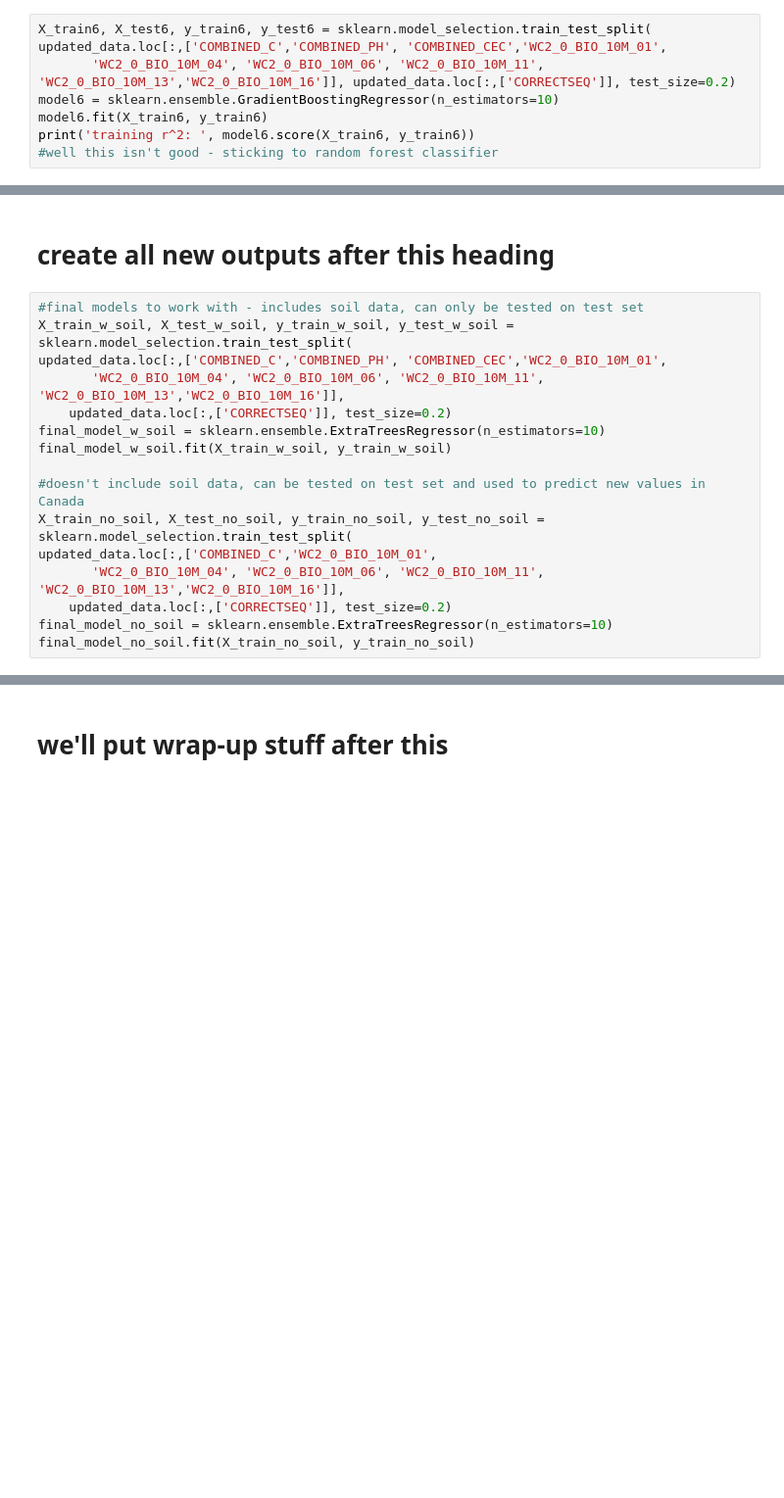
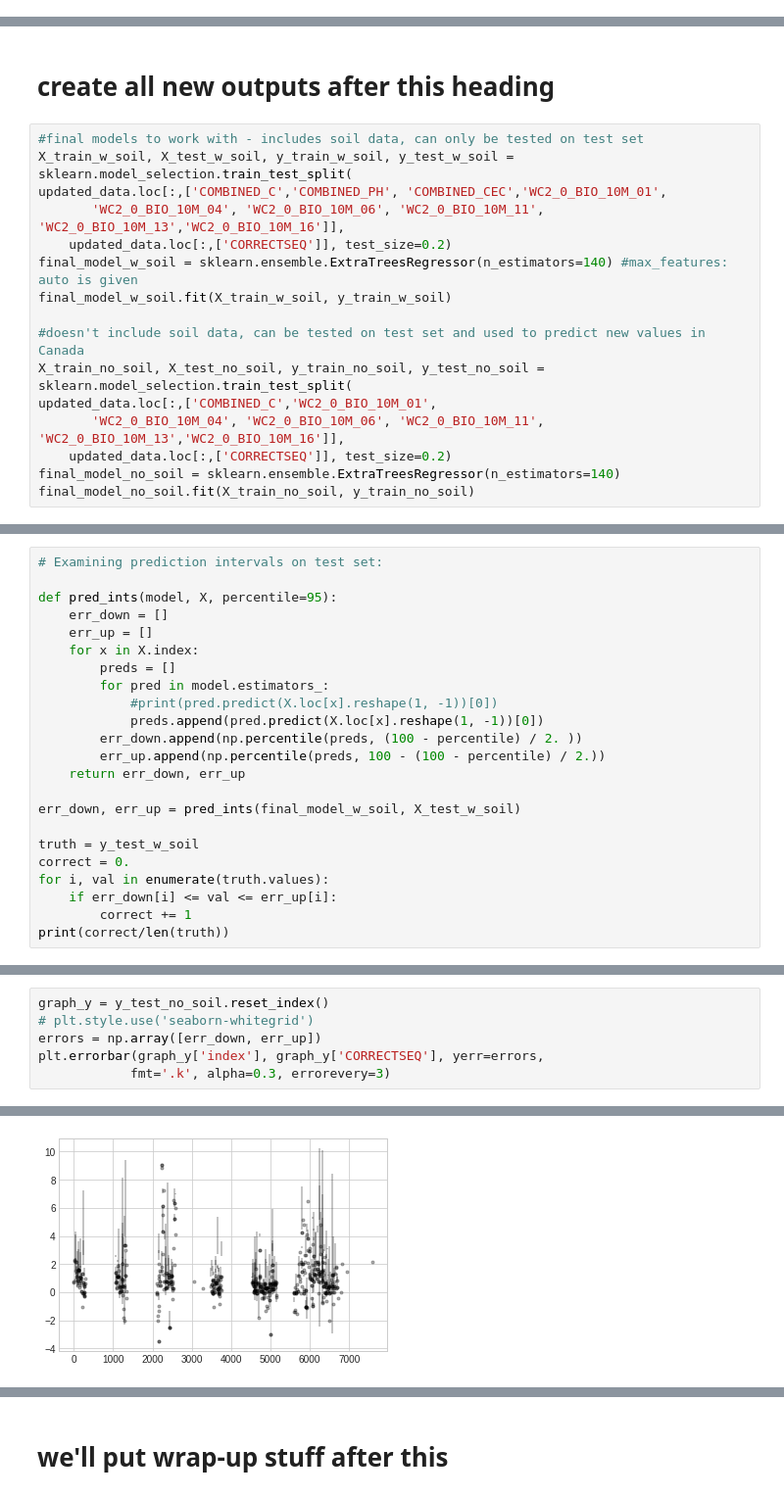
Before and after one commit to nataliamush/carbon-sequestration-fa18, a Jupyter notebook: model_building_plus_prediction_area.ipynb, the cells around one changed output, grey strips where cells are left out. Shown at 98% size. Cells and saved outputs as stored; diff of their text form; blank space fills up the shorter version.

Commit message:
extraTree gridsearchcv and outputs for maps

```diff
--- a/model_building_plus_prediction_area.ipynb
+++ b/model_building_plus_prediction_area.ipynb
@@ -455,10 +492,2 @@ grid_search.best_estimator_.score(X_train5, y_train5)
 # %% [markdown]
 We tune the hyperparameters of the random forest regressor though cross-validated grid search. The final model is 1% better than the base model, although this minimal improvement is primarily due to a scarcity of data.
-# %%
-X_train6, X_test6, y_train6, y_test6 = sklearn.model_selection.train_test_split(
-updated_data.loc[:,['COMBINED_C','COMBINED_PH', 'COMBINED_CEC','WC2_0_BIO_10M_01',
-       'WC2_0_BIO_10M_04', 'WC2_0_BIO_10M_06', 'WC2_0_BIO_10M_11', 'WC2_0_BIO_10M_13','WC2_0_BIO_10M_16']], updated_data.loc[:,['CORRECTSEQ']], test_size=0.2)
-model6 = sklearn.ensemble.GradientBoostingRegressor(n_estimators=10)
-model6.fit(X_train6, y_train6)
-print('training r^2: ', model6.score(X_train6, y_train6))
-#well this isn't good - sticking to random forest classifier
@@ -496,7 +634,7 @@ X_train_w_soil, X_test_w_soil, y_train_w_soil, y_test_w_soil = sklearn.model_sel
 updated_data.loc[:,['COMBINED_C','COMBINED_PH', 'COMBINED_CEC','WC2_0_BIO_10M_01',
        'WC2_0_BIO_10M_04', 'WC2_0_BIO_10M_06', 'WC2_0_BIO_10M_11', 'WC2_0_BIO_10M_13','WC2_0_BIO_10M_16']],
     updated_data.loc[:,['CORRECTSEQ']], test_size=0.2)
-final_model_w_soil = sklearn.ensemble.ExtraTreesRegressor(n_estimators=10)
+final_model_w_soil = sklearn.ensemble.ExtraTreesRegressor(n_estimators=140) #max_features: auto is given
 final_model_w_soil.fit(X_train_w_soil, y_train_w_soil)
 
 #doesn't include soil data, can be tested on test set and used to predict new values in Canada
@@ -504,7 +642,7 @@ X_train_no_soil, X_test_no_soil, y_train_no_soil, y_test_no_soil = sklearn.model
 updated_data.loc[:,['COMBINED_C','WC2_0_BIO_10M_01',
        'WC2_0_BIO_10M_04', 'WC2_0_BIO_10M_06', 'WC2_0_BIO_10M_11', 'WC2_0_BIO_10M_13','WC2_0_BIO_10M_16']],
     updated_data.loc[:,['CORRECTSEQ']], test_size=0.2)
-final_model_no_soil = sklearn.ensemble.ExtraTreesRegressor(n_estimators=10)
+final_model_no_soil = sklearn.ensemble.ExtraTreesRegressor(n_estimators=140)
 final_model_no_soil.fit(X_train_no_soil, y_train_no_soil)
 # %% [output]
 ExtraTreesRegressor(bootstrap=False, criterion='mse', max_depth=None,
@@ -524,0 +654,23 @@ ExtraTreesRegressor(bootstrap=False, criterion='mse', max_depth=None,
+# %%
+# Examining prediction intervals on test set:
+
+def pred_ints(model, X, percentile=95):
+    err_down = []
+    err_up = []
+    for x in X.index:
+        preds = []
+        for pred in model.estimators_:
+            #print(pred.predict(X.loc[x].reshape(1, -1))[0])
+            preds.append(pred.predict(X.loc[x].reshape(1, -1))[0])
+        err_down.append(np.percentile(preds, (100 - percentile) / 2. ))
+        err_up.append(np.percentile(preds, 100 - (100 - percentile) / 2.))
+    return err_down, err_up
+
+err_down, err_up = pred_ints(final_model_w_soil, X_test_w_soil)
+
+truth = y_test_w_soil
+correct = 0.
+for i, val in enumerate(truth.values):
+    if err_down[i] <= val <= err_up[i]:
+        correct += 1
+print(correct/len(truth))
@@ -524,0 +679,7 @@ ExtraTreesRegressor(bootstrap=False, criterion='mse', max_depth=None,
+# %%
+graph_y = y_test_no_soil.reset_index()
+# plt.style.use('seaborn-whitegrid')
+errors = np.array([err_down, err_up])
+plt.errorbar(graph_y['index'], graph_y['CORRECTSEQ'], yerr=errors,
+            fmt='.k', alpha=0.3, errorevery=3)
+# %% [output]
@@ -524,0 +687 @@ ExtraTreesRegressor(bootstrap=False, criterion='mse', max_depth=None,
+[figure, added]
```
Also changed, not shown: parts of 39 cells of this notebook, 3 other files.
